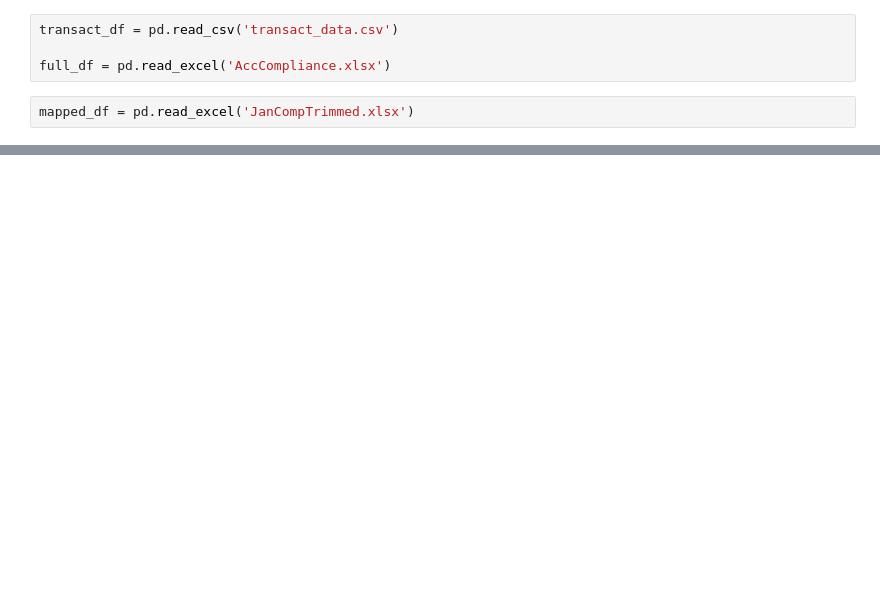
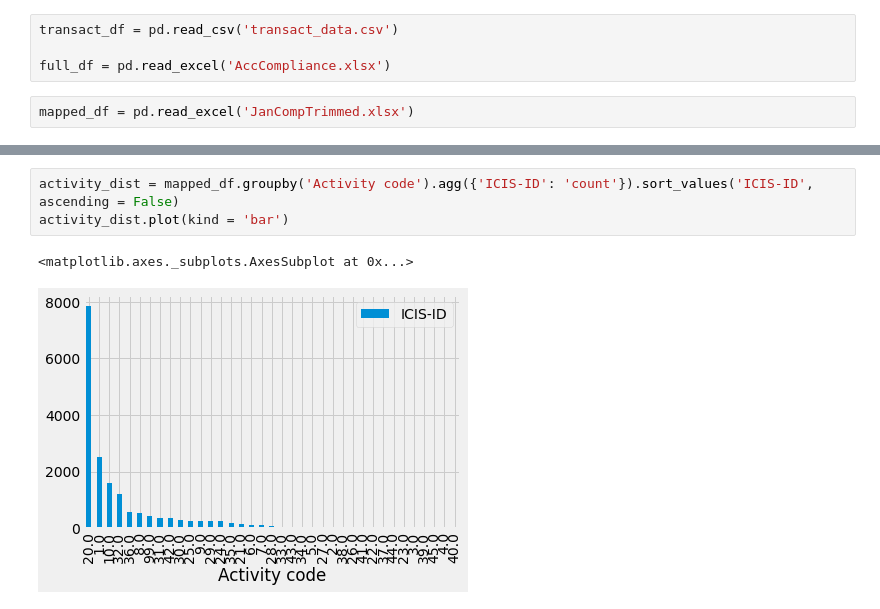
Before and after one commit to BenBowring/EnergyData, a Jupyter notebook: DataInvestigation.ipynb, the cells around one changed output, grey strips where cells are left out. Saved outputs shown, nothing was run; the diff lists cells and outputs as text; blank space fills up the shorter version.

```diff
--- a/DataInvestigation.ipynb
+++ b/DataInvestigation.ipynb
@@ -51,0 +76,6 @@ name_cols = ['Name 1', 'Name 2', 'Name 3']
+# %%
+activity_dist = mapped_df.groupby('Activity code').agg({'ICIS-ID': 'count'}).sort_values('ICIS-ID', ascending = False)
+activity_dist.plot(kind = 'bar')
+# %% [output]
+<matplotlib.axes._subplots.AxesSubplot at 0x...>
+[figure, added]
```
Also changed, not shown: parts of 7 cells of this notebook.
